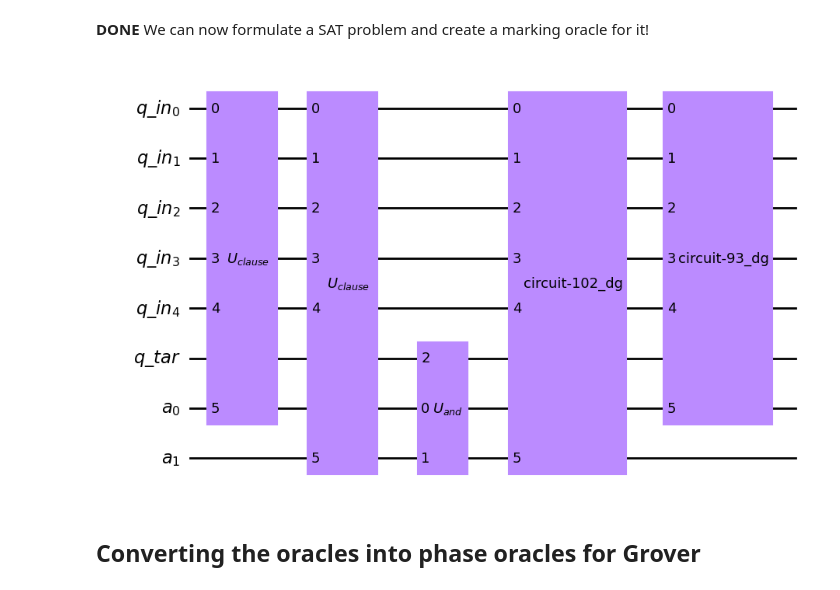
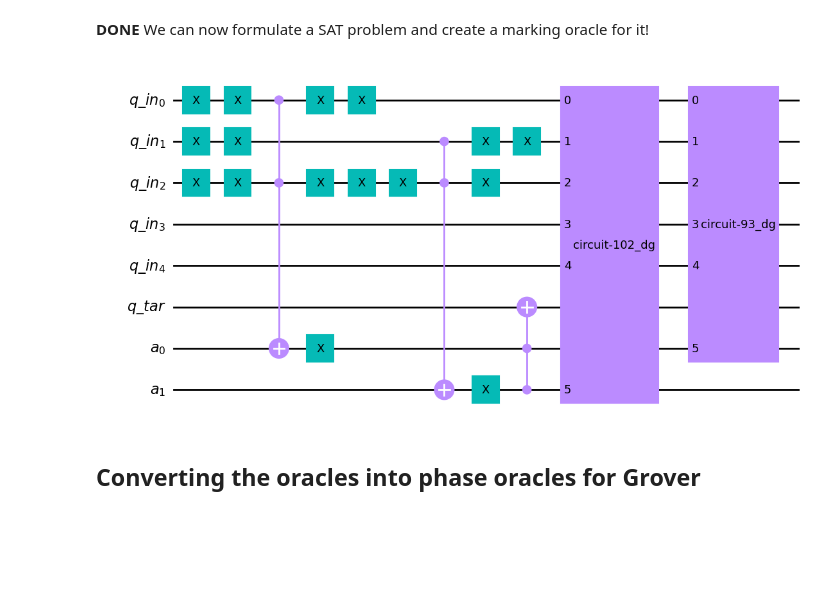
Before and after one commit to KIT-TVA/qc-configuration-problem, a Jupyter notebook: configproblem/grover_sat.ipynb, the cells around one changed output. Saved outputs shown, nothing was run; the diff lists cells and outputs as text; code cells hidden in the pictures; blank space fills up the shorter version.

```diff
--- a/configproblem/grover_sat.ipynb
+++ b/configproblem/grover_sat.ipynb
@@ -129,22 +129,20 @@ def create_ksat_oracle(inp_reg: QuantumRegister, tar: Qubit, clauses: List[List[
 # %%
 # f(x) = (B + !D + E) * (A + !C)
 # g(x) = (!A+!C)(!B+C)
 problem_f = [[(1, True),(3, False),(4, True)],
           [(0, True),(2, False)]]
 
-problem_g = [[(0, False)], [(1, True), (2, True)]]
-
-problem = np.array(problem_f, dtype=object)
+problem_g = [[(0, False),(2, False)], [(1, False),(2, True)]]
 n_variables = 5
 
 inp_reg = QuantumRegister(n_variables, name="q_in")
 tar = Qubit()
 tar_reg = QuantumRegister(bits=[tar])
 
-problem_circuit = create_ksat_oracle(inp_reg, tar, problem)
-problem_circuit.draw(output="mpl", justify="left")
+problem_circuit = create_ksat_oracle(inp_reg, tar, problem_g)
+problem_circuit.decompose(["$U_{clause}$", "$U_{or}$", "$U_{and}$"], reps=5).draw(output="mpl", justify="left")
 # %% [output]
-[figure, old version]
+[figure, new version]
 # %% [markdown]
 ## Converting the oracles into phase oracles for Grover
 # %%
```
Also changed, not shown: parts of 12 cells of this notebook, 5 other files.
